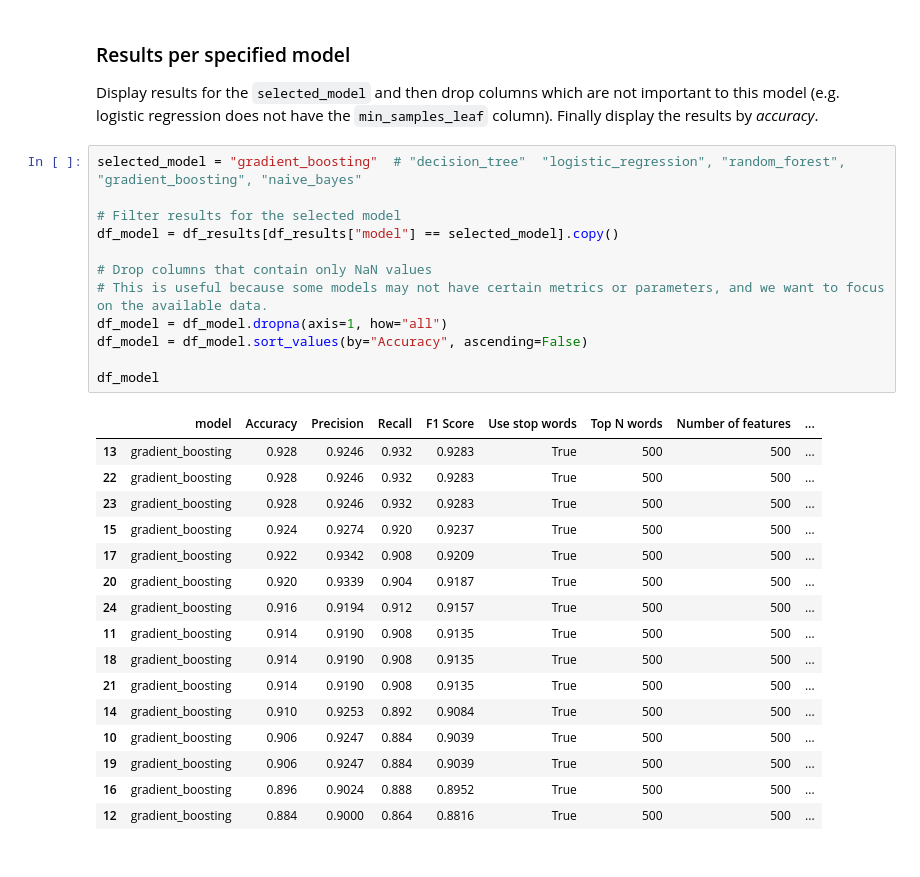
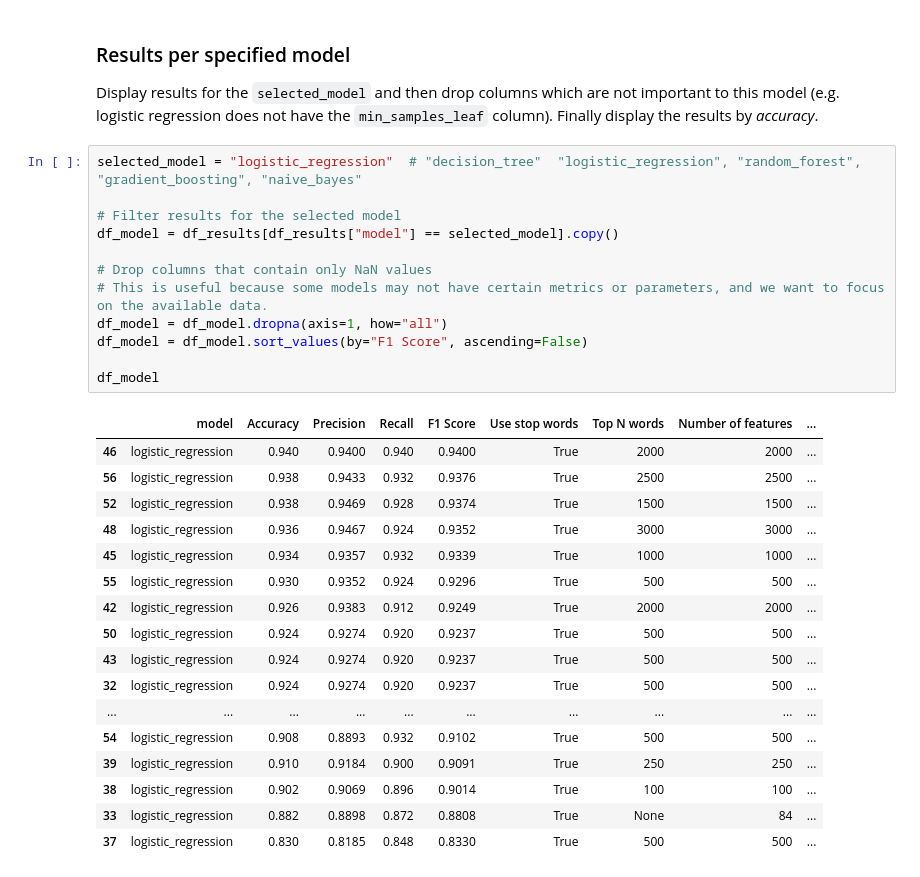
Before and after one commit to andreas4589/review_detection, a Jupyter notebook: data.ipynb, the cells around one changed output. Cells and saved outputs as stored; diff of their text form.

```diff
--- a/data.ipynb
+++ b/data.ipynb
@@ -141,34 +141,35 @@ df_results.head(5)
 ### Results per specified model
 Display results for the `selected_model` and then drop columns which are not important to this model (e.g. logistic regression does not have the `min_samples_leaf` column). Finally display the results by *accuracy*.
 # %%
-selected_model = "gradient_boosting"  # "decision_tree"  "logistic_regression", "random_forest", "gradient_boosting", "naive_bayes"
+selected_model = "logistic_regression"  # "decision_tree"  "logistic_regression", "random_forest", "gradient_boosting", "naive_bayes"
 
 # Filter results for the selected model
 df_model = df_results[df_results["model"] == selected_model].copy()
 
 # Drop columns that contain only NaN values
 # This is useful because some models may not have certain metrics or parameters, and we want to focus on the available data.
 df_model = df_model.dropna(axis=1, how="all")
-df_model = df_model.sort_values(by="Accuracy", ascending=False)
+df_model = df_model.sort_values(by="F1 Score", ascending=False)
 
 df_model
 # %% [output]
 |  | model | Accuracy | Precision | Recall | F1 Score | Use stop words | Top N words | Number of features | ... |
-| 13 | gradient_boosting | 0.928 | 0.9246 | 0.932 | 0.9283 | True | 500 | 500 | ... |
-| 22 | gradient_boosting | 0.928 | 0.9246 | 0.932 | 0.9283 | True | 500 | 500 | ... |
-| 23 | gradient_boosting | 0.928 | 0.9246 | 0.932 | 0.9283 | True | 500 | 500 | ... |
-| 15 | gradient_boosting | 0.924 | 0.9274 | 0.920 | 0.9237 | True | 500 | 500 | ... |
-| 17 | gradient_boosting | 0.922 | 0.9342 | 0.908 | 0.9209 | True | 500 | 500 | ... |
-| 20 | gradient_boosting | 0.920 | 0.9339 | 0.904 | 0.9187 | True | 500 | 500 | ... |
-| 24 | gradient_boosting | 0.916 | 0.9194 | 0.912 | 0.9157 | True | 500 | 500 | ... |
-| 11 | gradient_boosting | 0.914 | 0.9190 | 0.908 | 0.9135 | True | 500 | 500 | ... |
-| 18 | gradient_boosting | 0.914 | 0.9190 | 0.908 | 0.9135 | True | 500 | 500 | ... |
-| 21 | gradient_boosting | 0.914 | 0.9190 | 0.908 | 0.9135 | True | 500 | 500 | ... |
-| 14 | gradient_boosting | 0.910 | 0.9253 | 0.892 | 0.9084 | True | 500 | 500 | ... |
-| 10 | gradient_boosting | 0.906 | 0.9247 | 0.884 | 0.9039 | True | 500 | 500 | ... |
-| 19 | gradient_boosting | 0.906 | 0.9247 | 0.884 | 0.9039 | True | 500 | 500 | ... |
-| 16 | gradient_boosting | 0.896 | 0.9024 | 0.888 | 0.8952 | True | 500 | 500 | ... |
-| 12 | gradient_boosting | 0.884 | 0.9000 | 0.864 | 0.8816 | True | 500 | 500 | ... |
+| 46 | logistic_regression | 0.940 | 0.9400 | 0.940 | 0.9400 | True | 2000 | 2000 | ... |
+| 56 | logistic_regression | 0.938 | 0.9433 | 0.932 | 0.9376 | True | 2500 | 2500 | ... |
+| 52 | logistic_regression | 0.938 | 0.9469 | 0.928 | 0.9374 | True | 1500 | 1500 | ... |
+| 48 | logistic_regression | 0.936 | 0.9467 | 0.924 | 0.9352 | True | 3000 | 3000 | ... |
+| 45 | logistic_regression | 0.934 | 0.9357 | 0.932 | 0.9339 | True | 1000 | 1000 | ... |
+| 55 | logistic_regression | 0.930 | 0.9352 | 0.924 | 0.9296 | True | 500 | 500 | ... |
+| 42 | logistic_regression | 0.926 | 0.9383 | 0.912 | 0.9249 | True | 2000 | 2000 | ... |
+| 50 | logistic_regression | 0.924 | 0.9274 | 0.920 | 0.9237 | True | 500 | 500 | ... |
+| 43 | logistic_regression | 0.924 | 0.9274 | 0.920 | 0.9237 | True | 500 | 500 | ... |
+| 32 | logistic_regression | 0.924 | 0.9274 | 0.920 | 0.9237 | True | 500 | 500 | ... |
+| ... | ... | ... | ... | ... | ... | ... | ... | ... | ... |
+| 54 | logistic_regression | 0.908 | 0.8893 | 0.932 | 0.9102 | True | 500 | 500 | ... |
+| 39 | logistic_regression | 0.910 | 0.9184 | 0.900 | 0.9091 | True | 250 | 250 | ... |
+| 38 | logistic_regression | 0.902 | 0.9069 | 0.896 | 0.9014 | True | 100 | 100 | ... |
+| 33 | logistic_regression | 0.882 | 0.8898 | 0.872 | 0.8808 | True | None | 84 | ... |
+| 37 | logistic_regression | 0.830 | 0.8185 | 0.848 | 0.8330 | True | 500 | 500 | ... |
 # %%
 import plotly.express as px
 
```
Also changed, not shown: parts of 2 cells of this notebook, 38 other files.
